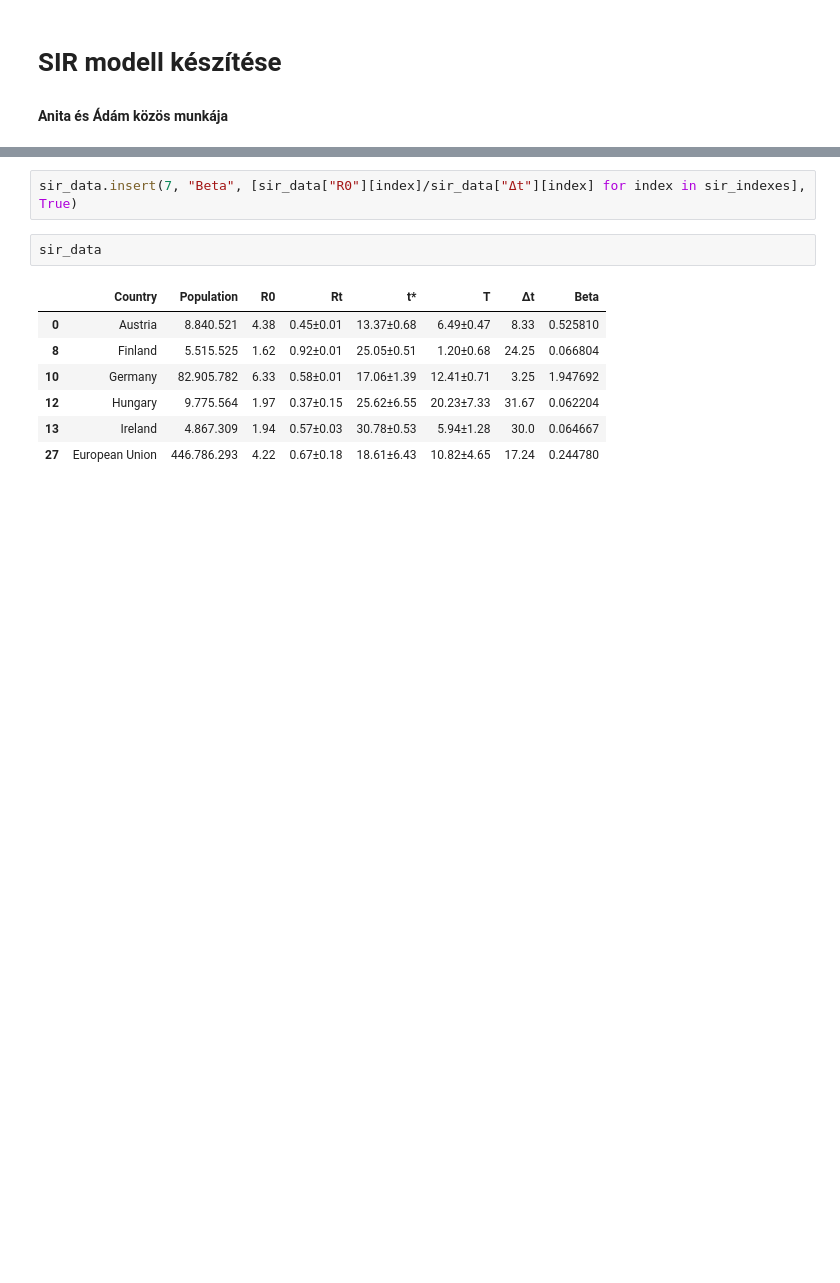
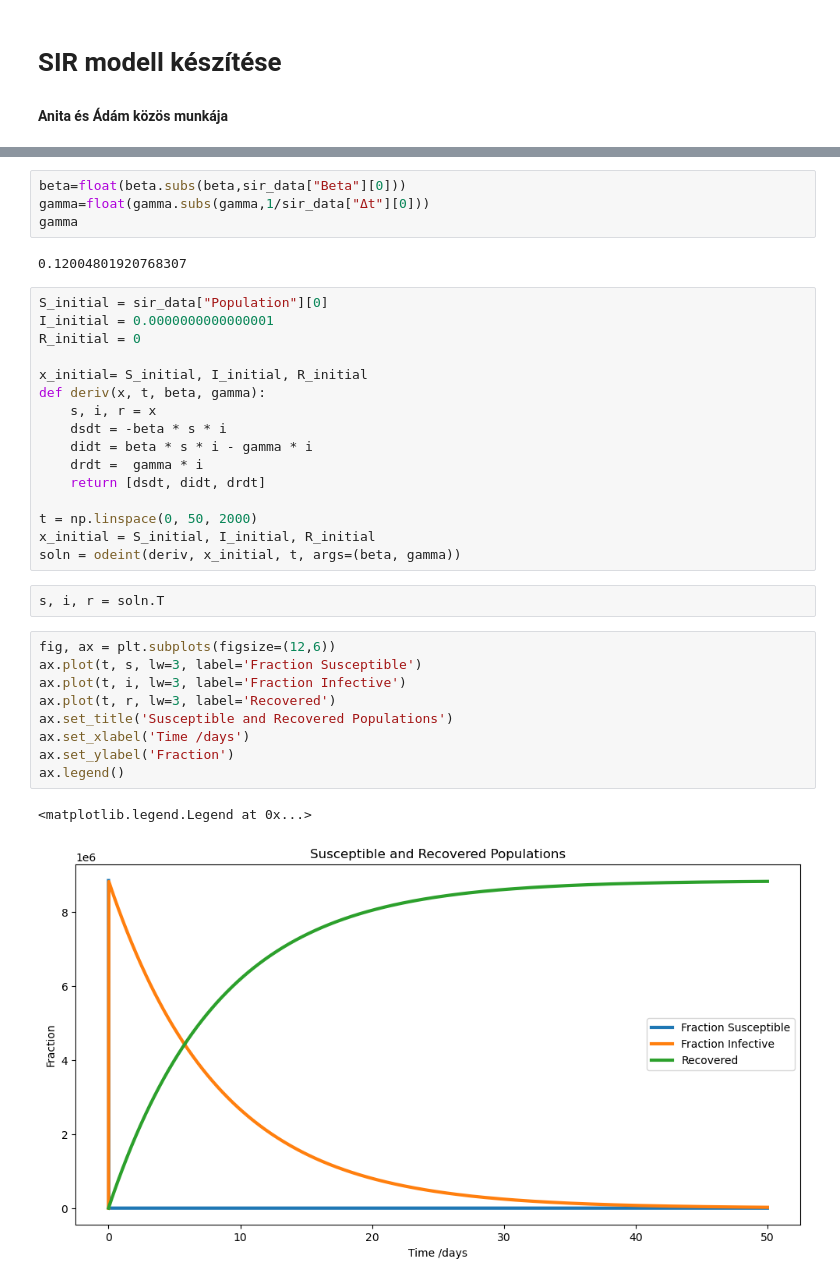
Before and after one commit to Adiklafa/Matprog, a Jupyter notebook: sir.ipynb, the cells around one changed output, grey strips where cells are left out. Cells and saved outputs as stored; diff of their text form; blank space fills up the shorter version.

```diff
--- a/sir.ipynb
+++ b/sir.ipynb
@@ -129,12 +131,36 @@ for index in sir_indexes:
-# %%
-sir_data.insert(7, "Beta", [sir_data["R0"][index]/sir_data["Δt"][index] for index in sir_indexes], True)
-# %%
-sir_data
-# %% [output]
-|  | Country | Population | R0 | Rt | t* | T | Δt | Beta |
-| 0 | Austria | 8.840.521 | 4.38 | 0.45±0.01 | 13.37±0.68 | 6.49±0.47 | 8.33 | 0.525810 |
-| 8 | Finland | 5.515.525 | 1.62 | 0.92±0.01 | 25.05±0.51 | 1.20±0.68 | 24.25 | 0.066804 |
-| 10 | Germany | 82.905.782 | 6.33 | 0.58±0.01 | 17.06±1.39 | 12.41±0.71 | 3.25 | 1.947692 |
-| 12 | Hungary | 9.775.564 | 1.97 | 0.37±0.15 | 25.62±6.55 | 20.23±7.33 | 31.67 | 0.062204 |
-| 13 | Ireland | 4.867.309 | 1.94 | 0.57±0.03 | 30.78±0.53 | 5.94±1.28 | 30.0 | 0.064667 |
-| 27 | European Union | 446.786.293 | 4.22 | 0.67±0.18 | 18.61±6.43 | 10.82±4.65 | 17.24 | 0.244780 |
+# %%
+beta=float(beta.subs(beta,sir_data["Beta"][0]))
+gamma=float(gamma.subs(gamma,1/sir_data["Δt"][0]))
+gamma
+# %% [output]
+0.12004801920768307
+# %%
+S_initial = sir_data["Population"][0]
+I_initial = 0.0000000000000001
+R_initial = 0
+
+x_initial= S_initial, I_initial, R_initial
+def deriv(x, t, beta, gamma):
+    s, i, r = x
+    dsdt = -beta * s * i
+    didt = beta * s * i - gamma * i
+    drdt =  gamma * i
+    return [dsdt, didt, drdt]
+
+t = np.linspace(0, 50, 2000)
+x_initial = S_initial, I_initial, R_initial
+soln = odeint(deriv, x_initial, t, args=(beta, gamma))
+# %%
+s, i, r = soln.T
+# %%
+fig, ax = plt.subplots(figsize=(12,6))
+ax.plot(t, s, lw=3, label='Fraction Susceptible')
+ax.plot(t, i, lw=3, label='Fraction Infective')
+ax.plot(t, r, lw=3, label='Recovered')
+ax.set_title('Susceptible and Recovered Populations')
+ax.set_xlabel('Time /days')
+ax.set_ylabel('Fraction')
+ax.legend()
+# %% [output]
+<matplotlib.legend.Legend at 0x...>
+[figure, added]
```
Also changed, not shown: parts of 7 cells of this notebook.
